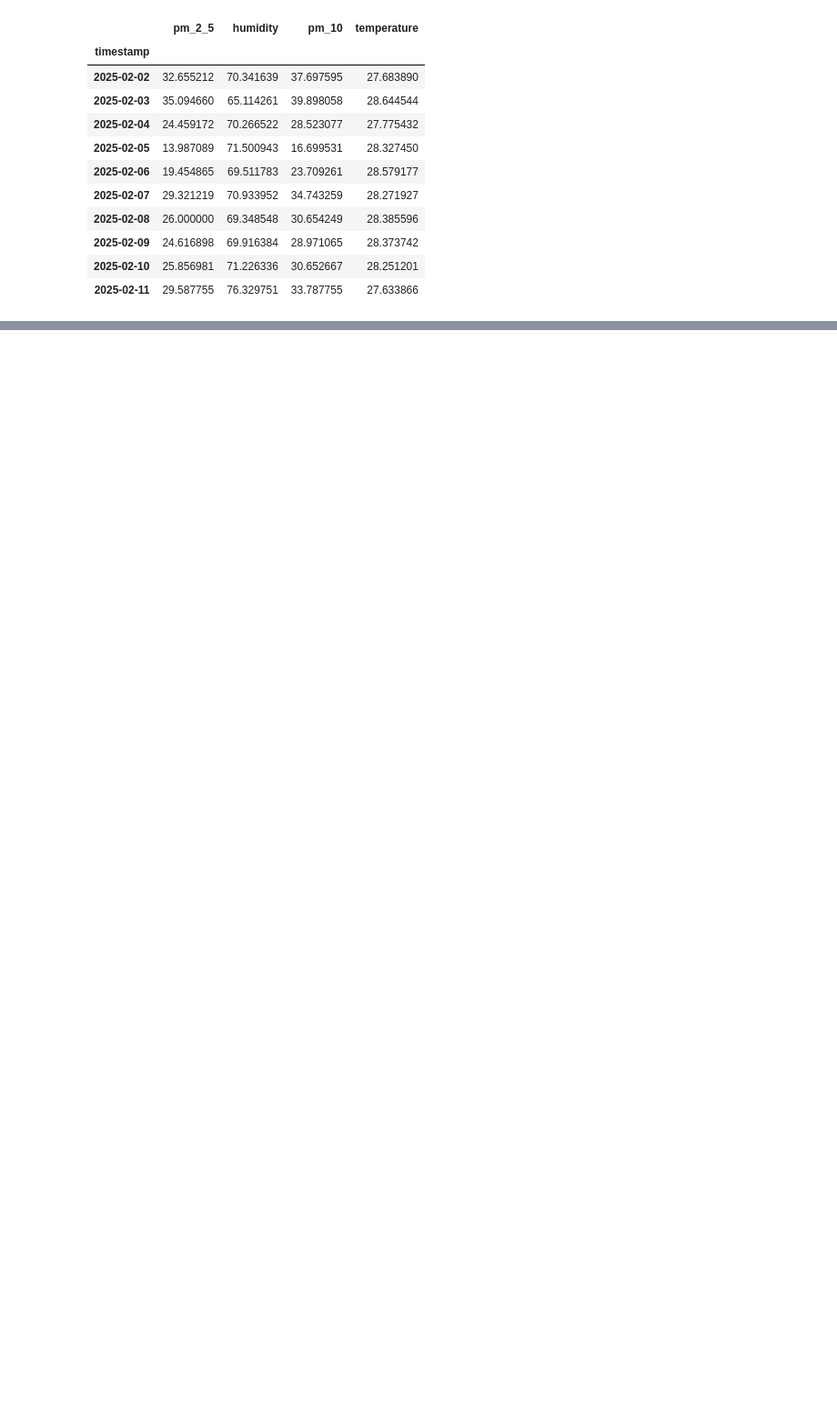
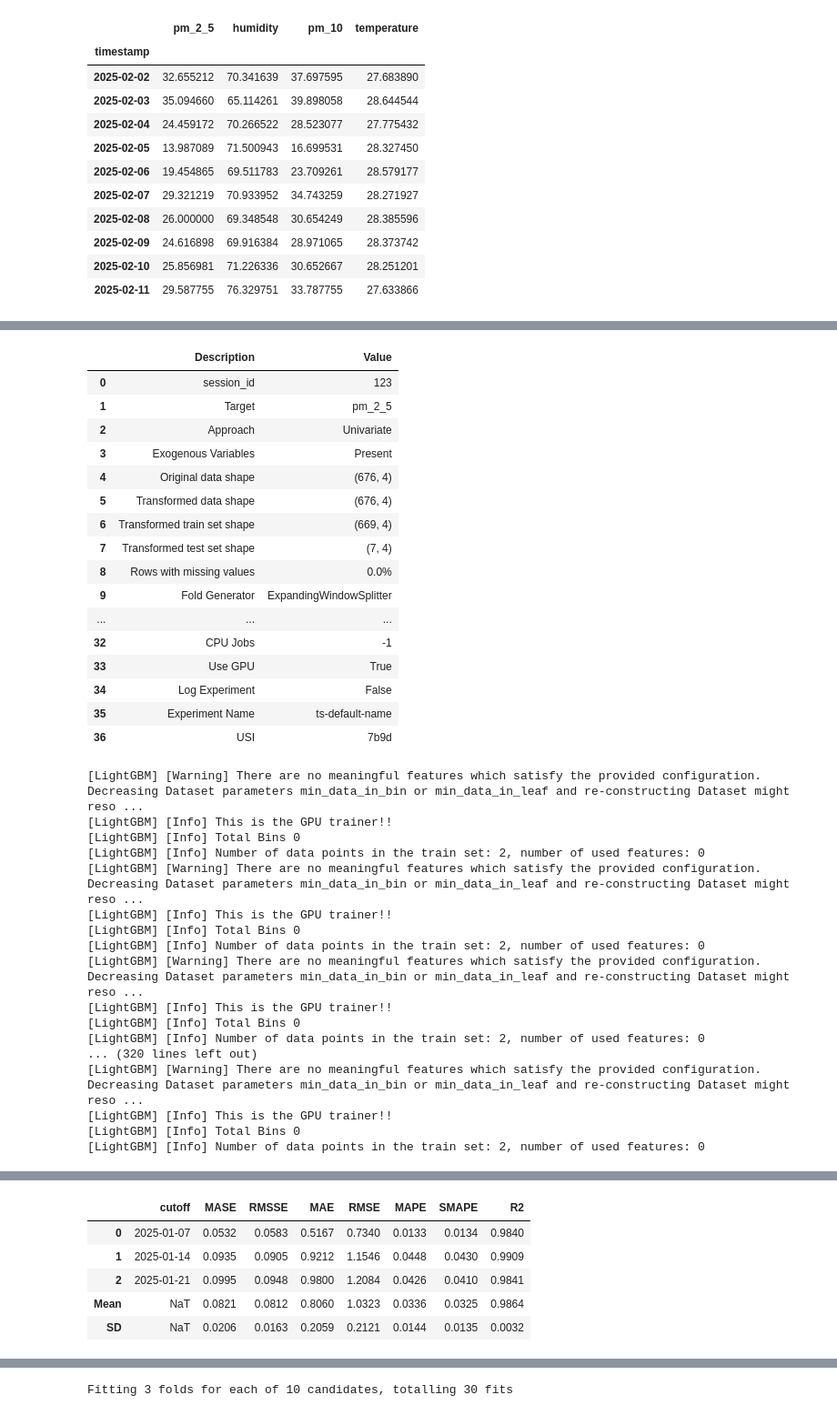
Before and after one commit to KIM2548TH/termproject1-2_cleandata, a Jupyter notebook: test2_kim.ipynb, the cells around one changed output, grey strips where cells are left out. Shown: that part at 91% size. Cells and saved outputs as stored; diff of their text form; code cells hidden in the pictures; blank space fills up the shorter version.

```diff
--- a/test2_kim.ipynb
+++ b/test2_kim.ipynb
@@ -138,0 +109,41 @@ print(future_predictions)
+# %%
+exp = setup(data=train_df,target=target,fh=7, session_id=123, fold_strategy='expanding',seasonal_period=12, use_gpu=True)
+model = create_model('arima')
+best = tune_model(model,optimize= "R2", n_iter=10)
+future_predictions = predict_model(best, fh=len(test_df),X=future_exog)
+print(future_predictions)
+# %% [output]
+|  | Description | Value |
+| 0 | session_id | 123 |
+| 1 | Target | pm_2_5 |
+| 2 | Approach | Univariate |
+| 3 | Exogenous Variables | Present |
+| 4 | Original data shape | (676, 4) |
+| 5 | Transformed data shape | (676, 4) |
+| 6 | Transformed train set shape | (669, 4) |
+| 7 | Transformed test set shape | (7, 4) |
+| 8 | Rows with missing values | 0.0% |
+| 9 | Fold Generator | ExpandingWindowSplitter |
+| ... | ... | ... |
+| 32 | CPU Jobs | -1 |
+| 33 | Use GPU | True |
+| 34 | Log Experiment | False |
+| 35 | Experiment Name | ts-default-name |
+| 36 | USI | 7b9d |
+[LightGBM] [Warning] There are no meaningful features which satisfy the provided configuration. Decreasing Dataset parameters min_data_in_bin or min_data_in_leaf and re-constructing Dataset might reso ...
+[LightGBM] [Info] This is the GPU trainer!!
+[LightGBM] [Info] Total Bins 0
+[LightGBM] [Info] Number of data points in the train set: 2, number of used features: 0
+[LightGBM] [Warning] There are no meaningful features which satisfy the provided configuration. Decreasing Dataset parameters min_data_in_bin or min_data_in_leaf and re-constructing Dataset might reso ...
+[LightGBM] [Info] This is the GPU trainer!!
+[LightGBM] [Info] Total Bins 0
+[LightGBM] [Info] Number of data points in the train set: 2, number of used features: 0
+[LightGBM] [Warning] There are no meaningful features which satisfy the provided configuration. Decreasing Dataset parameters min_data_in_bin or min_data_in_leaf and re-constructing Dataset might reso ...
+[LightGBM] [Info] This is the GPU trainer!!
+[LightGBM] [Info] Total Bins 0
+[LightGBM] [Info] Number of data points in the train set: 2, number of used features: 0
+... (320 lines left out)
+[LightGBM] [Warning] There are no meaningful features which satisfy the provided configuration. Decreasing Dataset parameters min_data_in_bin or min_data_in_leaf and re-constructing Dataset might reso ...
+[LightGBM] [Info] This is the GPU trainer!!
+[LightGBM] [Info] Total Bins 0
+[LightGBM] [Info] Number of data points in the train set: 2, number of used features: 0
@@ -138,0 +151,6 @@ print(future_predictions)
+|  | cutoff | MASE | RMSSE | MAE | RMSE | MAPE | SMAPE | R2 |
+| 0 | 2025-01-07 | 0.0532 | 0.0583 | 0.5167 | 0.7340 | 0.0133 | 0.0134 | 0.9840 |
+| 1 | 2025-01-14 | 0.0935 | 0.0905 | 0.9212 | 1.1546 | 0.0448 | 0.0430 | 0.9909 |
+| 2 | 2025-01-21 | 0.0995 | 0.0948 | 0.9800 | 1.2084 | 0.0426 | 0.0410 | 0.9841 |
+| Mean | NaT | 0.0821 | 0.0812 | 0.8060 | 1.0323 | 0.0336 | 0.0325 | 0.9864 |
+| SD | NaT | 0.0206 | 0.0163 | 0.2059 | 0.2121 | 0.0144 | 0.0135 | 0.0032 |
@@ -138,0 +166 @@ print(future_predictions)
+Fitting 3 folds for each of 10 candidates, totalling 30 fits
```
Also changed, not shown: parts of 11 cells of this notebook, 1 other file.
